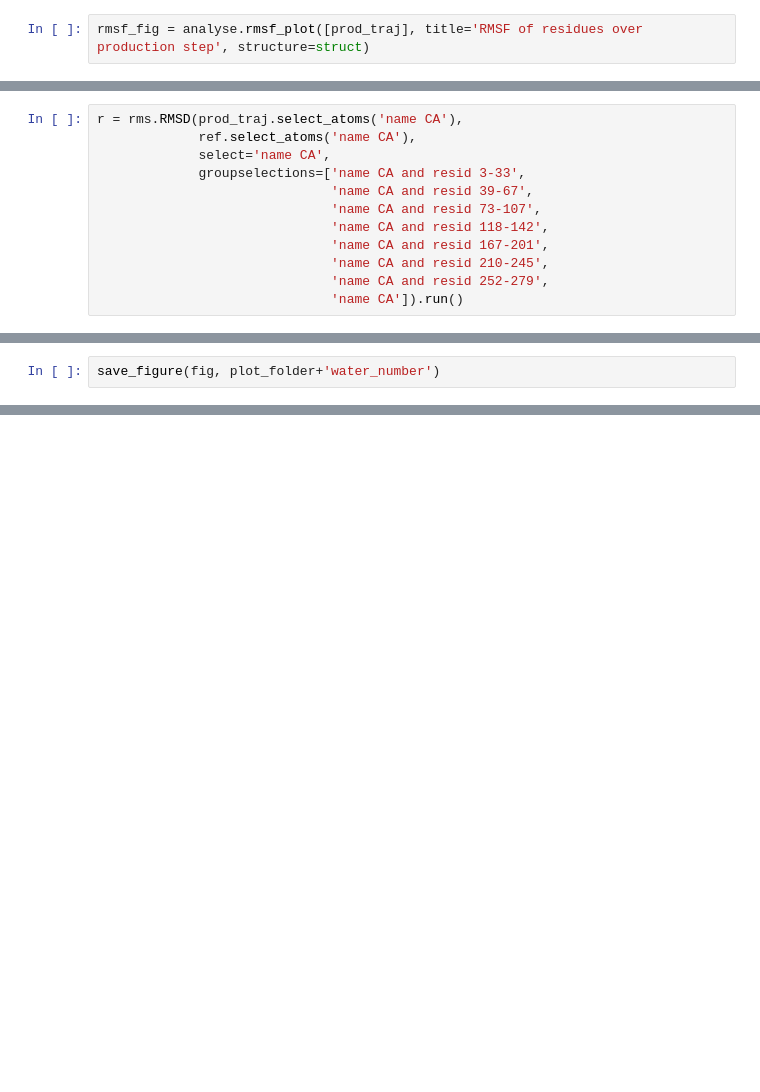
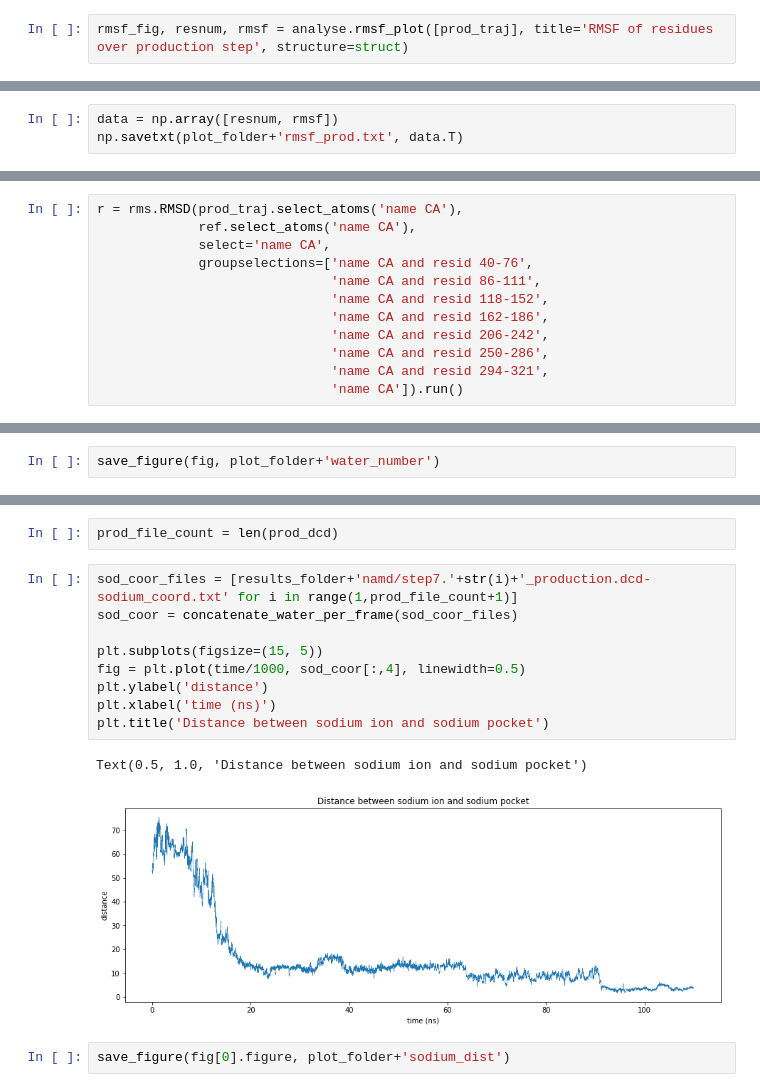
Before and after one commit to evabertalan/opioid_md, a Jupyter notebook: production_analysis.ipynb, the cells around one changed output, grey strips where cells are left out. Cells and saved outputs as stored; diff of their text form; blank space fills up the shorter version.

```diff
--- a/production_analysis.ipynb
+++ b/production_analysis.ipynb
@@ -76,4 +89,4 @@ print(struct)
 # %% [markdown]
 #### RMSF over production steps:
 # %%
-rmsf_fig = analyse.rmsf_plot([prod_traj], title='RMSF of residues over production step', structure=struct)
+rmsf_fig, resnum, rmsf = analyse.rmsf_plot([prod_traj], title='RMSF of residues over production step', structure=struct)
@@ -80,18 +100,21 @@ rmsf_fig = analyse.rmsf_plot([prod_traj], title='RMSF of residues over productio
 # %%
 save_figure(rmsf_fig, plot_folder+'prod_rmsf')
+# %%
+data = np.array([resnum, rmsf])
+np.savetxt(plot_folder+'rmsf_prod.txt', data.T)
 # %% [markdown]
 ## RMSD of the loops:
 # %%
 r = rms.RMSD(prod_traj.select_atoms('name CA'),
              ref.select_atoms('name CA'),
              select='name CA',
-             groupselections=['name CA and resid 3-33',
-                              'name CA and resid 39-67',
-                              'name CA and resid 73-107',
-                              'name CA and resid 118-142',
-                              'name CA and resid 167-201',
-                              'name CA and resid 210-245',
-                              'name CA and resid 252-279',
+             groupselections=['name CA and resid 40-76',
+                              'name CA and resid 86-111',
+                              'name CA and resid 118-152',
+                              'name CA and resid 162-186',
+                              'name CA and resid 206-242',
+                              'name CA and resid 250-286',
+                              'name CA and resid 294-321',
                               'name CA']).run()
 # %%
 R = r.rmsd.T
@@ -256,0 +334,16 @@ save_figure(fig, plot_folder+'water_number')
+# %%
+prod_file_count = len(prod_dcd)
+# %%
+sod_coor_files = [results_folder+'namd/step7.'+str(i)+'_production.dcd-sodium_coord.txt' for i in range(1,prod_file_count+1)]
+sod_coor = concatenate_water_per_frame(sod_coor_files)
+
+plt.subplots(figsize=(15, 5))
+fig = plt.plot(time/1000, sod_coor[:,4], linewidth=0.5)
+plt.ylabel('distance')
+plt.xlabel('time (ns)')
+plt.title('Distance between sodium ion and sodium pocket')
+# %% [output]
+Text(0.5, 1.0, 'Distance between sodium ion and sodium pocket')
+[figure, added]
+# %%
+save_figure(fig[0].figure, plot_folder+'sodium_dist')
```
Also changed, not shown: parts of 38 cells of this notebook, 1 other file.
